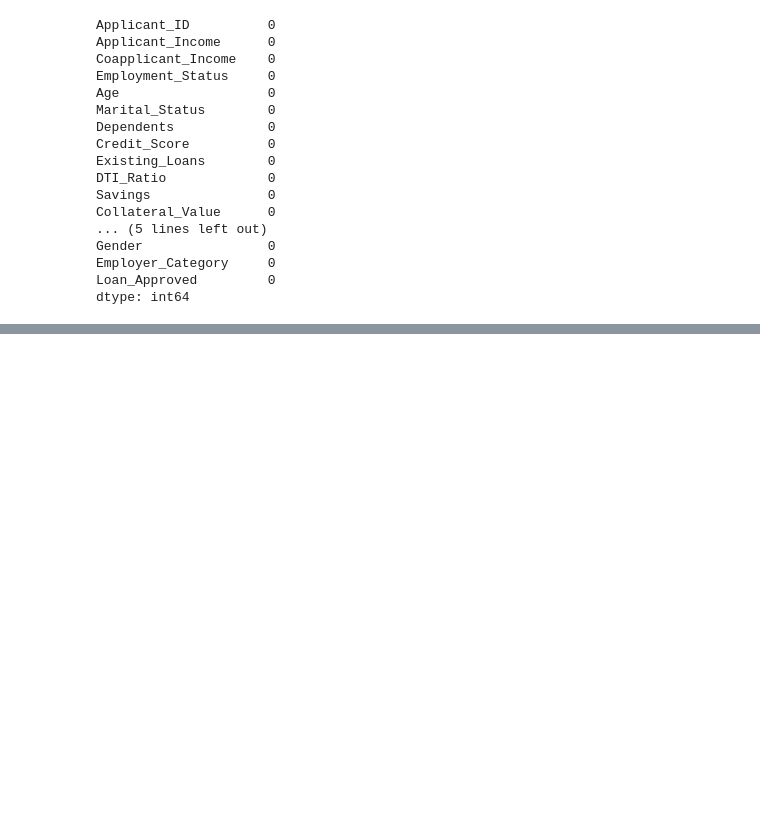
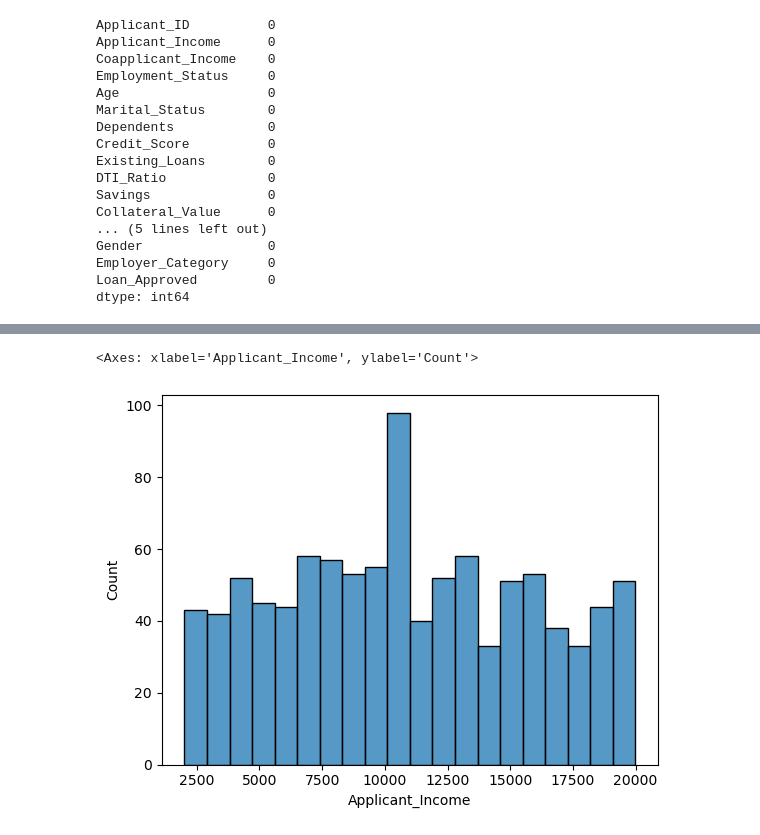
Before and after one commit to arpitsehal/crediFlow, a Jupyter notebook: crediFlow.ipynb, the cells around one changed output, grey strips where cells are left out. Cells and saved outputs as stored; diff of their text form; code cells hidden in the pictures; blank space fills up the shorter version.

```diff
--- a/crediFlow.ipynb
+++ b/crediFlow.ipynb
@@ -140,0 +158,10 @@ dtype: int64
+# %%
+#analyze income
+sns.histplot(
+    data = df,
+    x = "Applicant_Income",
+    bins = 20,
+)
+# %% [output]
+<Axes: xlabel='Applicant_Income', ylabel='Count'>
+[figure, added]
```
Also changed, not shown: parts of 13 cells of this notebook.
